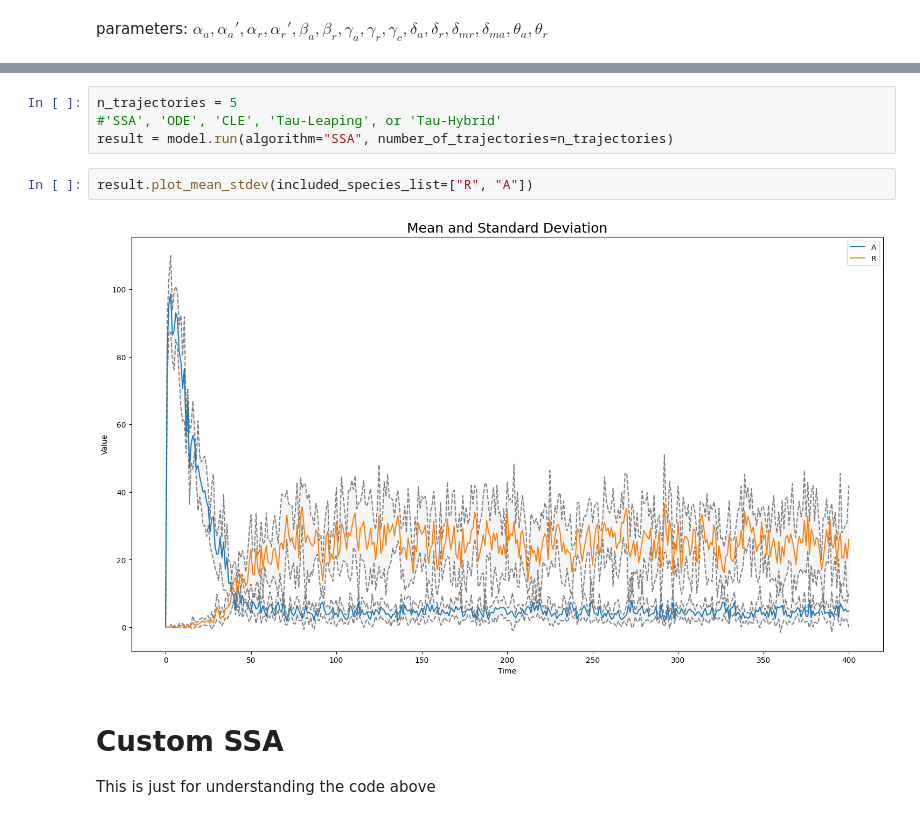
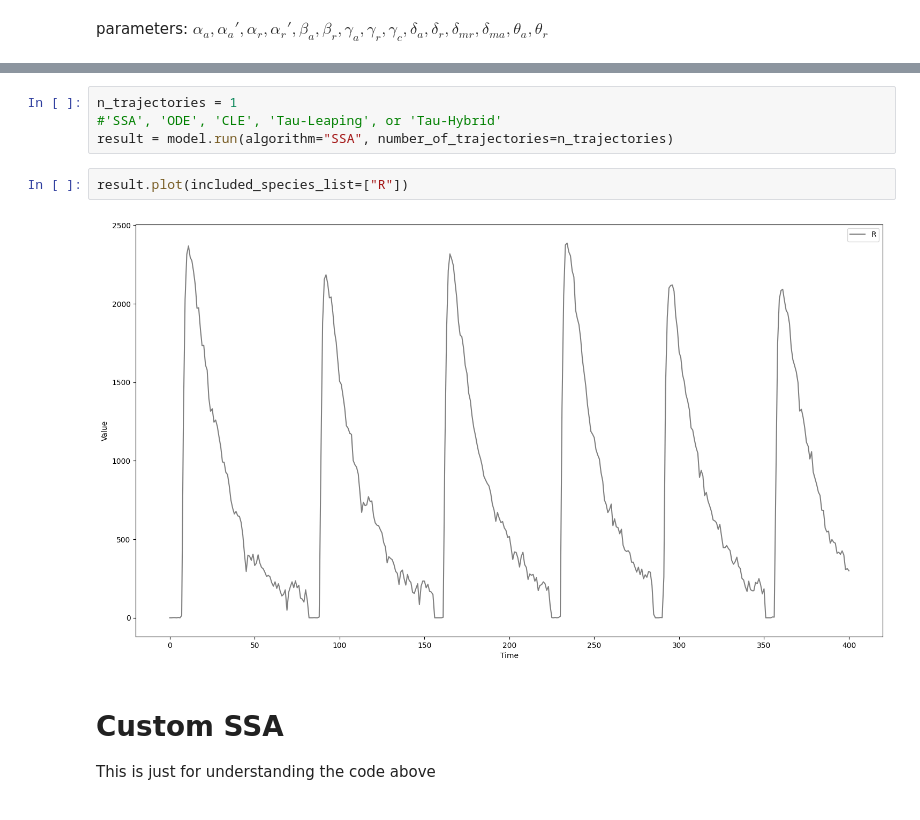
Before and after one commit to SunAndClouds/BlackyCat, a Jupyter notebook: ProjectA.ipynb, the cells around one changed output, grey strips where cells are left out. Saved outputs shown, nothing was run; the diff lists cells and outputs as text.

```diff
--- a/ProjectA.ipynb
+++ b/ProjectA.ipynb
@@ -104,13 +98,13 @@ class Lotkavolterra_Oscillator(Model):
 
 model = Lotkavolterra_Oscillator()
 # %%
-n_trajectories = 5
+n_trajectories = 1
 #'SSA', 'ODE', 'CLE', 'Tau-Leaping', or 'Tau-Hybrid'
 result = model.run(algorithm="SSA", number_of_trajectories=n_trajectories)
 # %%
-result.plot_mean_stdev(included_species_list=["R", "A"])
+result.plot(included_species_list=["R"])
 # %% [output]
-[figure, old version]
+[figure, new version]
 # %% [markdown]
 # Custom SSA
 This is just for understanding the code above
```
Also changed, not shown: parts of 2 cells of this notebook.
